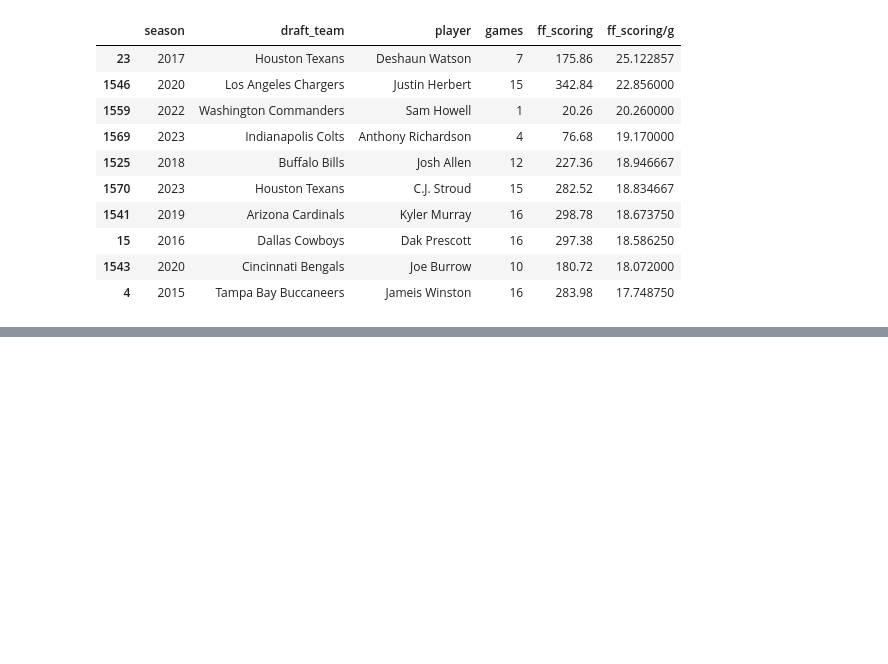
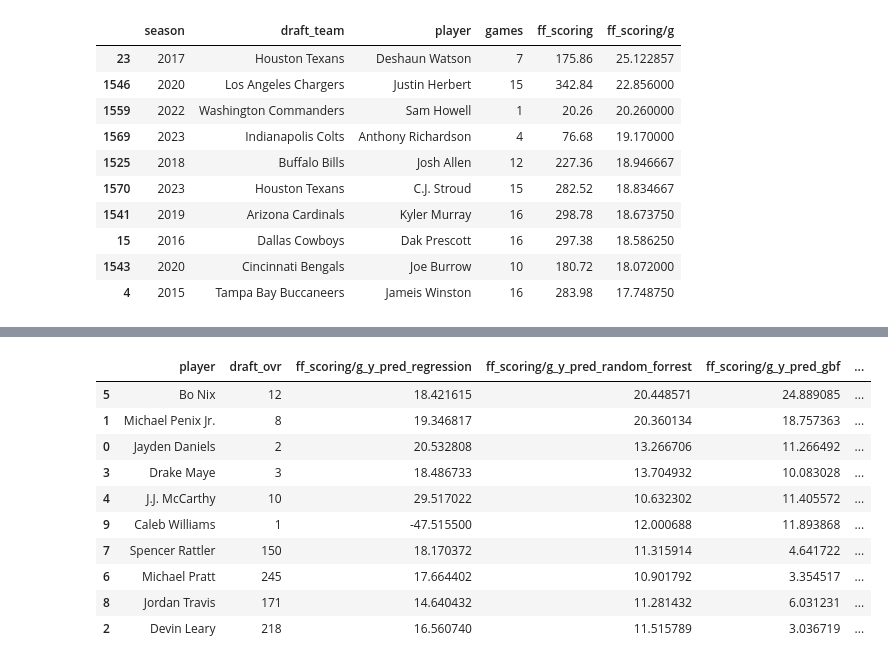
Before and after one commit to JoshKepler/Portfolio, a Jupyter notebook: NFL Project/Projected Draft Position - QB.ipynb, the cells around one changed output, grey strips where cells are left out. Saved outputs shown, nothing was run; the diff lists cells and outputs as text; code cells hidden in the pictures; blank space fills up the shorter version.

```diff
--- a/NFL Project/Projected Draft Position - QB.ipynb
+++ b/NFL Project/Projected Draft Position - QB.ipynb
@@ -757,0 +798,38 @@ KeyError: "['passing_yards_y_pred_gbf', 'passing_tds_y_pred_gbf', 'rushing_yards
+# %%
+#Perdicting Fantasy Pts Per Game
+for model in model_list:
+    rookie_proj_df['ff_scoring' + model] = 0
+    for key, value in ff_scoring.items():
+        rookie_proj_df['ff_scoring' + model] = (rookie_proj_df[key+model] * value) + rookie_proj_df['ff_scoring' + model]
+
+for model in model_list:
+    rookie_proj_df['ff_scoring/g' + model] = rookie_proj_df['ff_scoring' + model] / rookie_proj_df['games' + model]
+    rookie_proj_df['ff_scoring/g' + model + '_rank'] = rookie_proj_df['ff_scoring/g' + model].rank(ascending=False)
+
+model_rank_list = []
+for model in model_list:
+    mod_col = 'ff_scoring/g' + model + '_rank'
+    model_rank_list.append(mod_col)
+
+rookie_proj_df['ff_scoring/g_ovr_rank'] = rookie_proj_df[model_rank_list].mean(axis=1)
+
+rookie_proj_df = rookie_proj_df.sort_values(by=['ff_scoring/g_ovr_rank','draft_ovr'], ascending=True)
+
+sorted_col = ['player', 'draft_ovr','ff_scoring/g_y_pred_regression','ff_scoring/g_y_pred_random_forrest',
+              'ff_scoring/g_y_pred_gbf','ff_scoring/g_y_pred_svr','ff_scoring/g_y_pred_regression_rank',
+              'ff_scoring/g_y_pred_random_forrest_rank','ff_scoring/g_y_pred_gbf_rank','ff_scoring/g_y_pred_svr_rank',
+              'ff_scoring/g_ovr_rank']
+
+rookie_proj_df[sorted_col]
+# %% [output]
+|  | player | draft_ovr | ff_scoring/g_y_pred_regression | ff_scoring/g_y_pred_random_forrest | ff_scoring/g_y_pred_gbf | ... |
+| 5 | Bo Nix | 12 | 18.421615 | 20.448571 | 24.889085 | ... |
+| 1 | Michael Penix Jr. | 8 | 19.346817 | 20.360134 | 18.757363 | ... |
+| 0 | Jayden Daniels | 2 | 20.532808 | 13.266706 | 11.266492 | ... |
+| 3 | Drake Maye | 3 | 18.486733 | 13.704932 | 10.083028 | ... |
+| 4 | J.J. McCarthy | 10 | 29.517022 | 10.632302 | 11.405572 | ... |
+| 9 | Caleb Williams | 1 | -47.515500 | 12.000688 | 11.893868 | ... |
+| 7 | Spencer Rattler | 150 | 18.170372 | 11.315914 | 4.641722 | ... |
+| 6 | Michael Pratt | 245 | 17.664402 | 10.901792 | 3.354517 | ... |
+| 8 | Jordan Travis | 171 | 14.640432 | 11.281432 | 6.031231 | ... |
+| 2 | Devin Leary | 218 | 16.560740 | 11.515789 | 3.036719 | ... |
```
Also changed, not shown: parts of 13 cells of this notebook.
